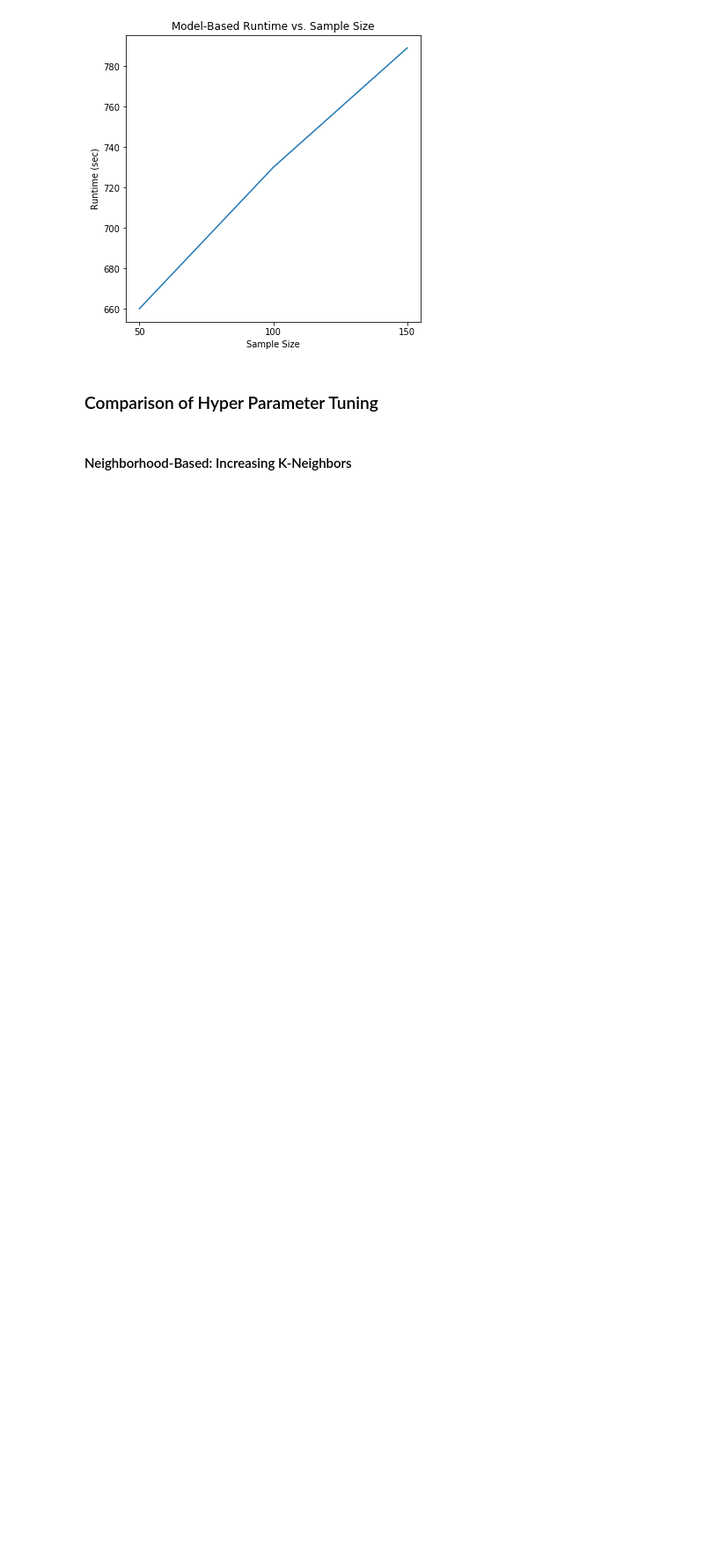
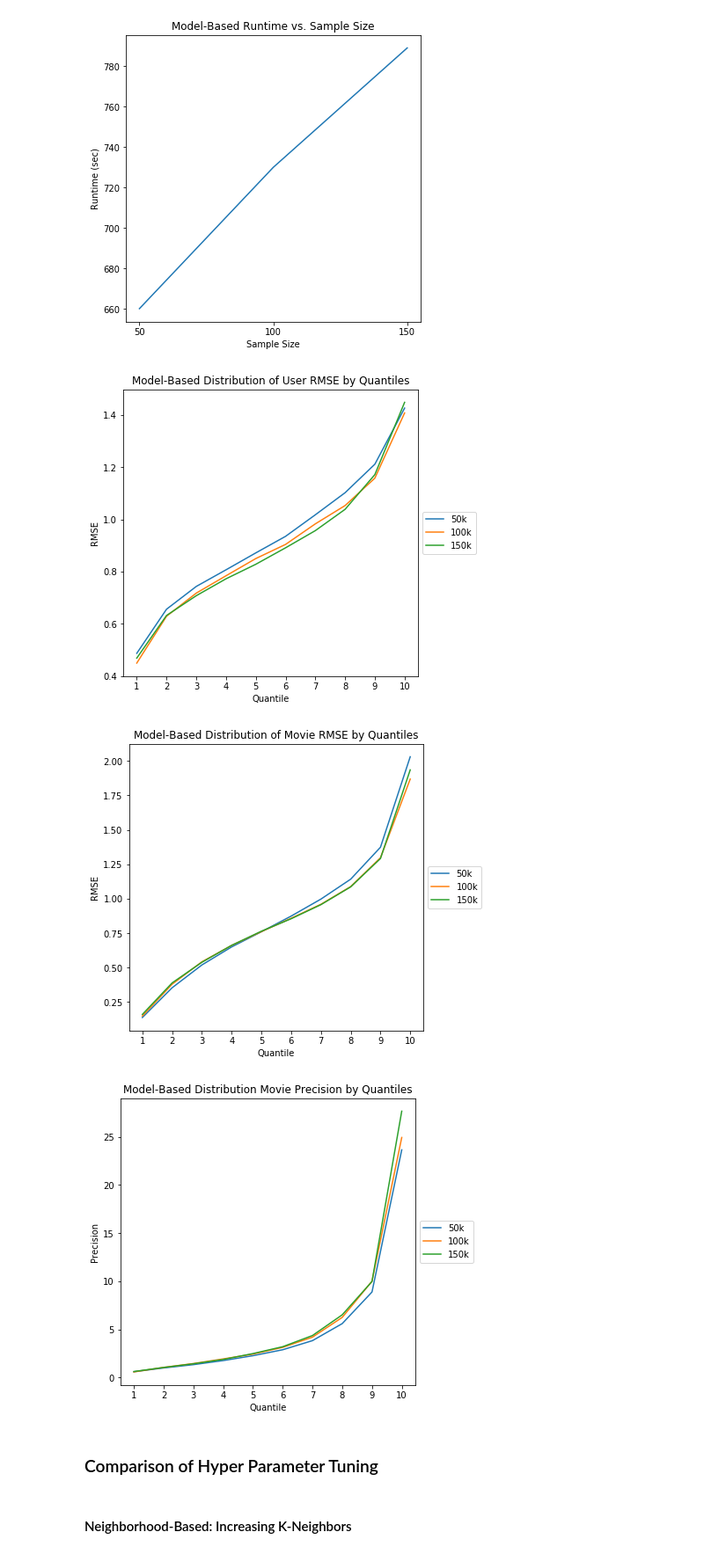
Before and after one commit to ek-ok/movie-recommender, a Jupyter notebook: final_recommendation_results.ipynb, the cells around one changed output. Shown at 88% size. Cells and saved outputs as stored; diff of their text form; code cells hidden in the pictures; blank space fills up the shorter version.

```diff
--- a/final_recommendation_results.ipynb
+++ b/final_recommendation_results.ipynb
@@ -236,6 +263,58 @@ plot_lines(als_result.sample_size, als_runtime, 'Model-Based Runtime vs. Sample
 [figure]
 [figure]
 [figure]
+# %%
+# RMSE user movies of ALS
+
+with open(path_als_50k_dist_rmse_user, 'rb') as f:
+    als_50k_dist_rmse_user = pickle.load(f)
+
+with open(path_als_100k_dist_rmse_user, 'rb') as f:
+    als_100k_dist_rmse_user = pickle.load(f)
+
+with open(path_als_150k_dist_rmse_user, 'rb') as f:
+    als_150k_dist_rmse_user = pickle.load(f)
+
+with open(path_als_50k_dist_rmse_movie, 'rb') as f:
+    als_50k_dist_rmse_movie = pickle.load(f)
+
+with open(path_als_100k_dist_rmse_movie, 'rb') as f:
+    als_100k_dist_rmse_movie = pickle.load(f)
+
+with open(path_als_150k_dist_rmse_movie, 'rb') as f:
+    als_150k_dist_rmse_movie = pickle.load(f)
+
+with open(path_als_50k_dist_precision_movie, 'rb') as f:
+    als_50k_dist_precision_movie = pickle.load(f)
+
+with open(path_als_100k_dist_precision_movie, 'rb') as f:
+    als_100k_dist_precision_movie = pickle.load(f)
+
+with open(path_als_150k_dist_precision_movie, 'rb') as f:
+    als_150k_dist_precision_movie = pickle.load(f)
+
+user_rmse_quantile = pd.concat([create_quantile_bucket(als_50k_dist_rmse_user[0], QUANTILES),
+                     create_quantile_bucket(als_100k_dist_rmse_user[0], QUANTILES),
+                     create_quantile_bucket(als_150k_dist_rmse_user[0], QUANTILES)], axis=1).reset_index(drop=True)
+
+movie_rmse_quantile = pd.concat([create_quantile_bucket(als_50k_dist_rmse_movie[0], QUANTILES),
+                      create_quantile_bucket(als_100k_dist_rmse_movie[0], QUANTILES),
+                      create_quantile_bucket(als_150k_dist_rmse_movie[0], QUANTILES)], axis=1).reset_index(drop=True)
+
+movie_precision_quantile = pd.concat([create_quantile_bucket(als_50k_dist_precision_movie[0], QUANTILES),
+                            create_quantile_bucket(als_100k_dist_precision_movie[0], QUANTILES),
+                            create_quantile_bucket(als_150k_dist_precision_movie[0], QUANTILES)], axis=1).reset_index(drop=True)
+
+legend_lab = ['50k', '100k', '150k']
+q_lab = np.arange(QUANTILES)+1
+
+plot_lines(q_lab, user_rmse_quantile, 'Model-Based Distribution of User RMSE by Quantiles', 'Quantile', 'RMSE', legend_lab)
+plot_lines(q_lab, movie_rmse_quantile, 'Model-Based Distribution of Movie RMSE by Quantiles', 'Quantile', 'RMSE', legend_lab)
+plot_lines(q_lab, movie_precision_quantile, 'Model-Based Distribution Movie Precision by Quantiles', 'Quantile', 'Precision', legend_lab)
+# %% [output]
+[figure, added]
+[figure, added]
+[figure, added]
 # %% [markdown]
 ### Comparison of Hyper Parameter Tuning
 # %% [markdown]
```
Also changed, not shown: parts of 5 cells of this notebook, 1 other file.
